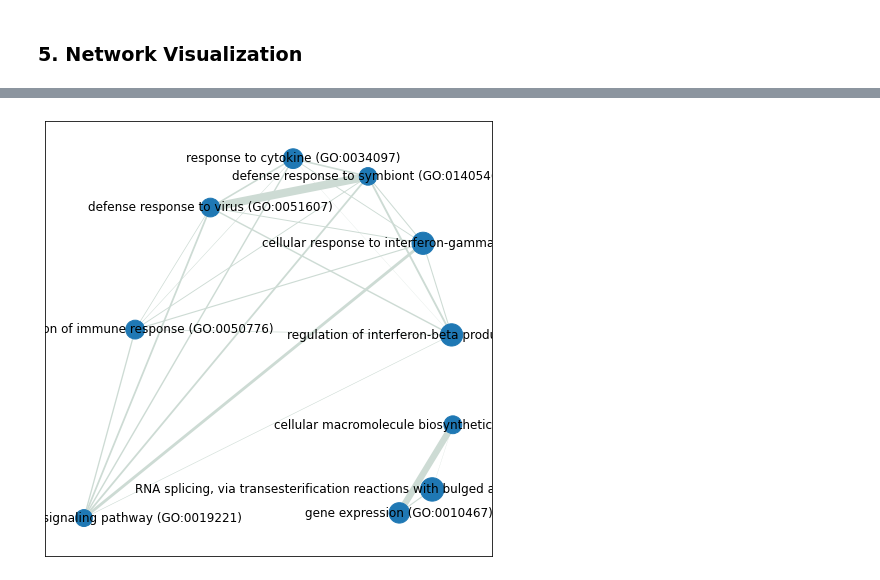
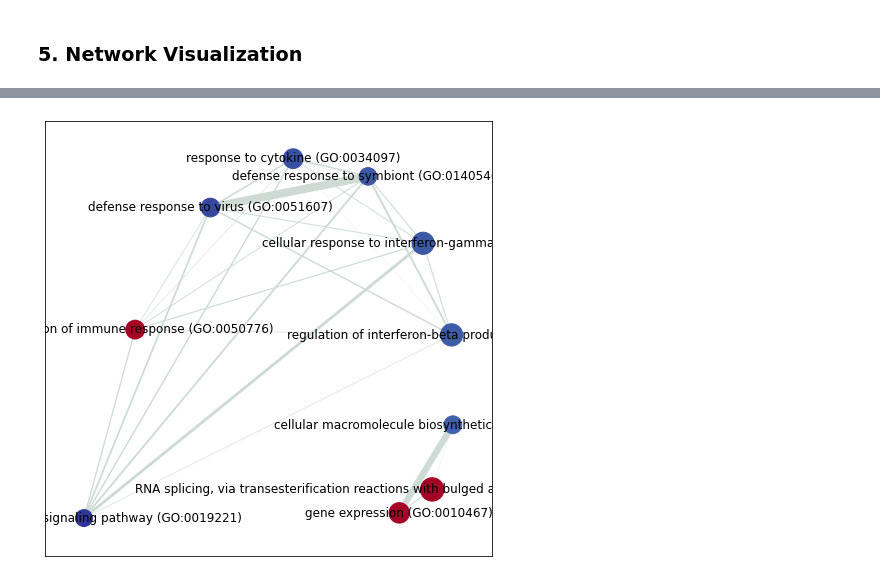
Before and after one commit to zqfang/GSEApy, a Jupyter notebook: docs/singlecell_example.ipynb, the cells around one changed output, grey strips where cells are left out. Saved outputs shown, nothing was run; the diff lists cells and outputs as text; code cells hidden in the pictures.

```diff
--- a/docs/singlecell_example.ipynb
+++ b/docs/singlecell_example.ipynb
@@ -280,5 +280,5 @@ res.res2d.to_csv("data/test.out.txt", sep="\t", index=False)
 # df['p_inv'] = df.apply(lambda x: np.log(x['NOM p-val'])*np.sign(x['NES']), axis=1)
 from gseapy import enrichment_map
 # %%
-nodes, edges = gp.enrichment_map(res.res2d, group='Name')
+nodes, edges = gp.enrichment_map(res.res2d)
 # %%
@@ -313,24 +309,25 @@ G = nx.from_pandas_edgelist(edges,
 # %%
 fig, ax = plt.subplots(figsize=(8, 8))
 
 # init node cooridnates
 pos=nx.layout.spiral_layout(G)
 #node_size = nx.get_node_attributes()
 # draw node
 nx.draw_networkx_nodes(G,
                        pos=pos,
-                       cmap=plt.cm.RdBu,
-                       node_size=list(nodes.node_size *1000))
+                       cmap=plt.cm.RdYlBu,
+                       node_color=list(nodes.NES),
+                       node_size=list(nodes.Hits_ratio *1000))
 # draw node label
 nx.draw_networkx_labels(G,
                         pos=pos,
-                        labels=nodes.node_name.to_dict())
+                        labels=nodes.Term.to_dict())
 # draw edge
 edge_weight = nx.get_edge_attributes(G, 'jaccard_coef').values()
 nx.draw_networkx_edges(G,
                        pos=pos,
                        width=list(map(lambda x: x*10, edge_weight)),
                        edge_color='#CDDBD4')
 plt.show()
 # %% [output]
-[figure, old version]
+[figure, new version]
```
Also changed, not shown: parts of 3 cells of this notebook, 1 other file.
